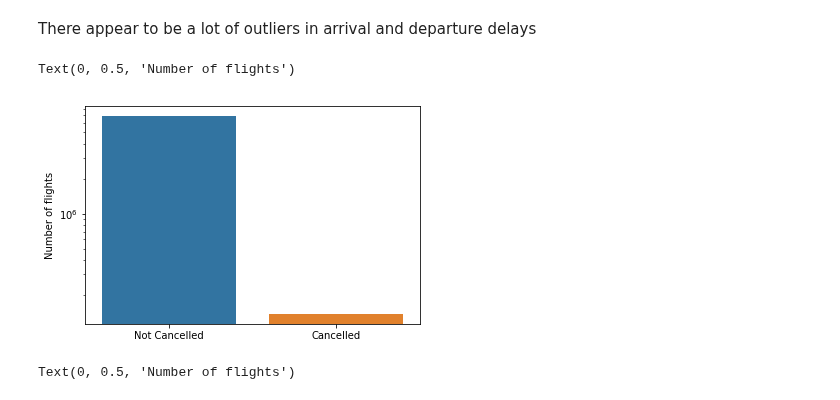
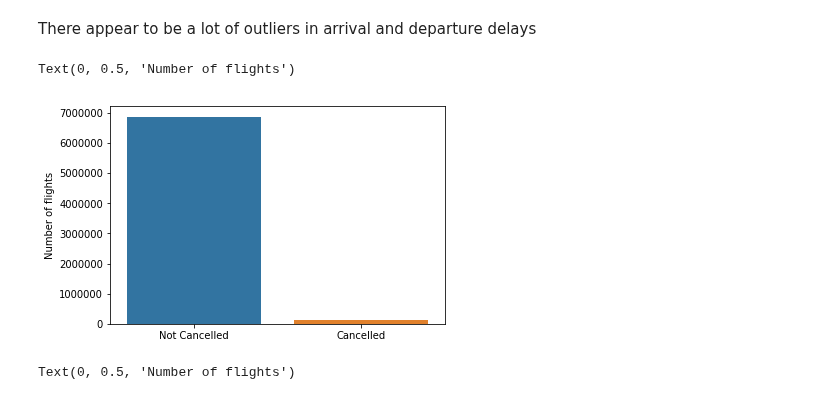
Before and after one commit to command7/exploratory_data_analysis, a Jupyter notebook: Analysis.ipynb, the cells around one changed output. Drawn from its saved outputs; the diff is of its cells as text; code cells hidden in the pictures.

```diff
--- a/Analysis.ipynb
+++ b/Analysis.ipynb
@@ -194,3 +196,5 @@ dtype: object
+# %%
+flights_data.drop(["flightnum", "tailnum"] ,axis=1, inplace=True)
 # %%
 flights_data.info(null_counts=True)
 # %% [output]
@@ -259,13 +256,13 @@ There appear to be a lot of outliers in arrival and departure delays
 # %%
 # cancelled_flights = flights_data.query("Cancelled == 0")["CancellationCode"]
 sb.countplot(data=flights_data, x="cancelled")
-plt.yscale("log")
+
 plt.xticks([0,1], ["Not Cancelled", "Cancelled"])
 plt.xlabel("")
 plt.ylabel("Number of flights")
 # %% [output]
 Text(0, 0.5, 'Number of flights')
-[figure, old version]
+[figure, new version]
 # %%
 
 cancel_order = flights_data.cancellationcode.value_counts().index
```
Also changed, not shown: parts of 4 cells of this notebook.
